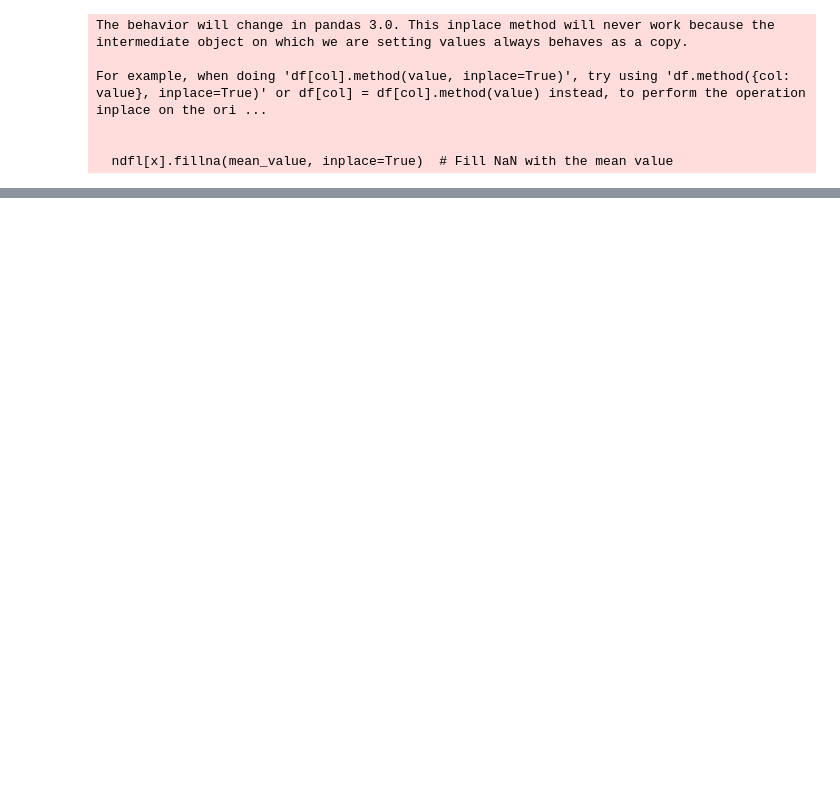
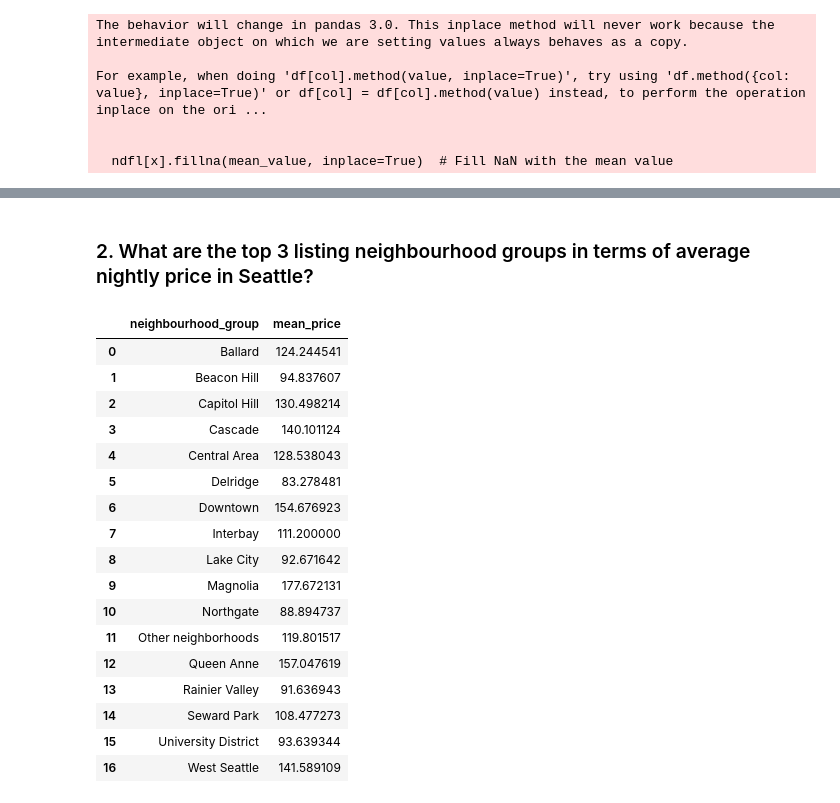
Before and after one commit to mohanadelemary/airbnb-seattle-analysis, a Jupyter notebook: airbnb-seattle-analysis.ipynb, the cells around one changed output, grey strips where cells are left out. Drawn from its saved outputs; the diff is of its cells as text; code cells hidden in the pictures; blank space fills up the shorter version.

```diff
--- a/airbnb-seattle-analysis.ipynb
+++ b/airbnb-seattle-analysis.ipynb
@@ -674,0 +736,27 @@ ndfl.head()
+# %% [markdown]
+### 2. What are the top 3 listing neighbourhood groups in terms of average nightly price in Seattle?
+# %%
+grouped_neighborhoud_group = ndfl.groupby(['neighbourhood_group']).agg(
+    mean_price=('price', 'mean')).reset_index()
+
+# Display the resulting DataFrame
+grouped_neighborhoud_group
+# %% [output]
+|  | neighbourhood_group | mean_price |
+| 0 | Ballard | 124.244541 |
+| 1 | Beacon Hill | 94.837607 |
+| 2 | Capitol Hill | 130.498214 |
+| 3 | Cascade | 140.101124 |
+| 4 | Central Area | 128.538043 |
+| 5 | Delridge | 83.278481 |
+| 6 | Downtown | 154.676923 |
+| 7 | Interbay | 111.200000 |
+| 8 | Lake City | 92.671642 |
+| 9 | Magnolia | 177.672131 |
+| 10 | Northgate | 88.894737 |
+| 11 | Other neighborhoods | 119.801517 |
+| 12 | Queen Anne | 157.047619 |
+| 13 | Rainier Valley | 91.636943 |
+| 14 | Seward Park | 108.477273 |
+| 15 | University District | 93.639344 |
+| 16 | West Seattle | 141.589109 |
```
Also changed, not shown: parts of 12 cells of this notebook.
